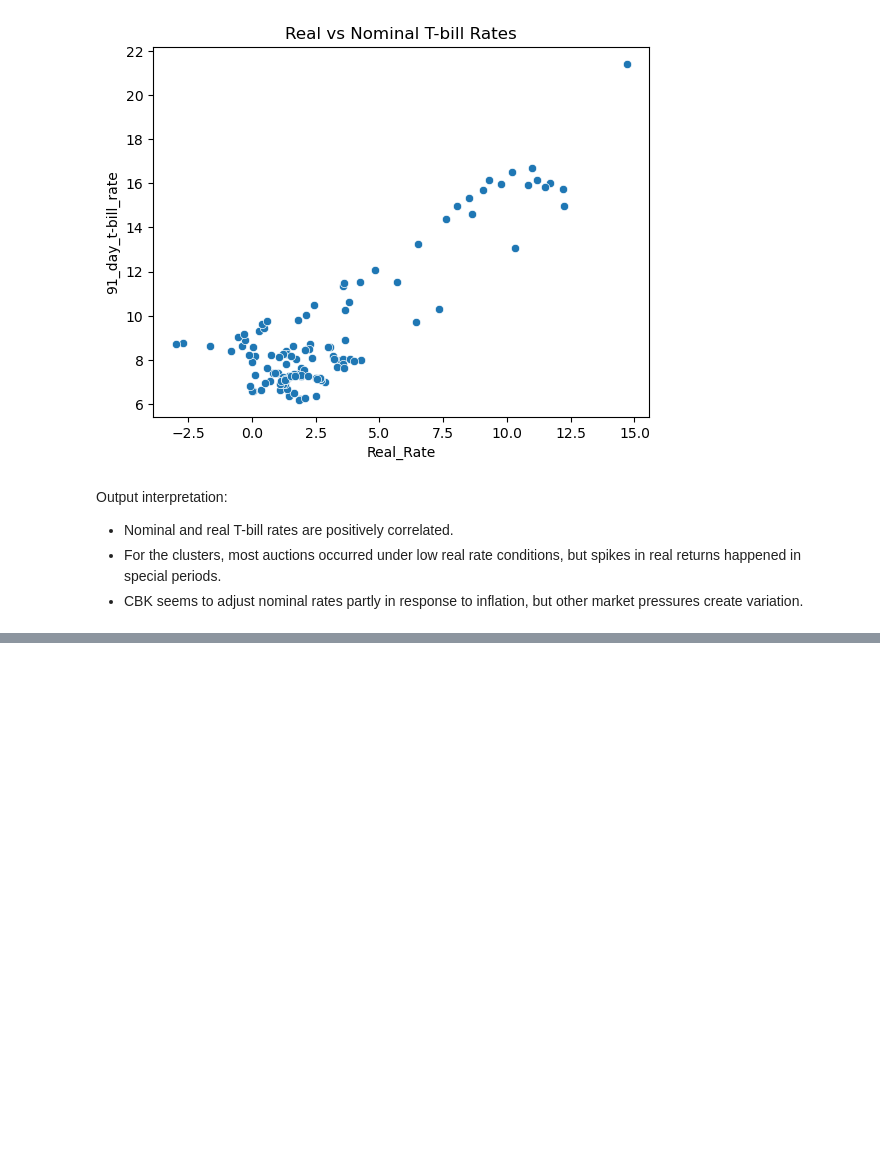
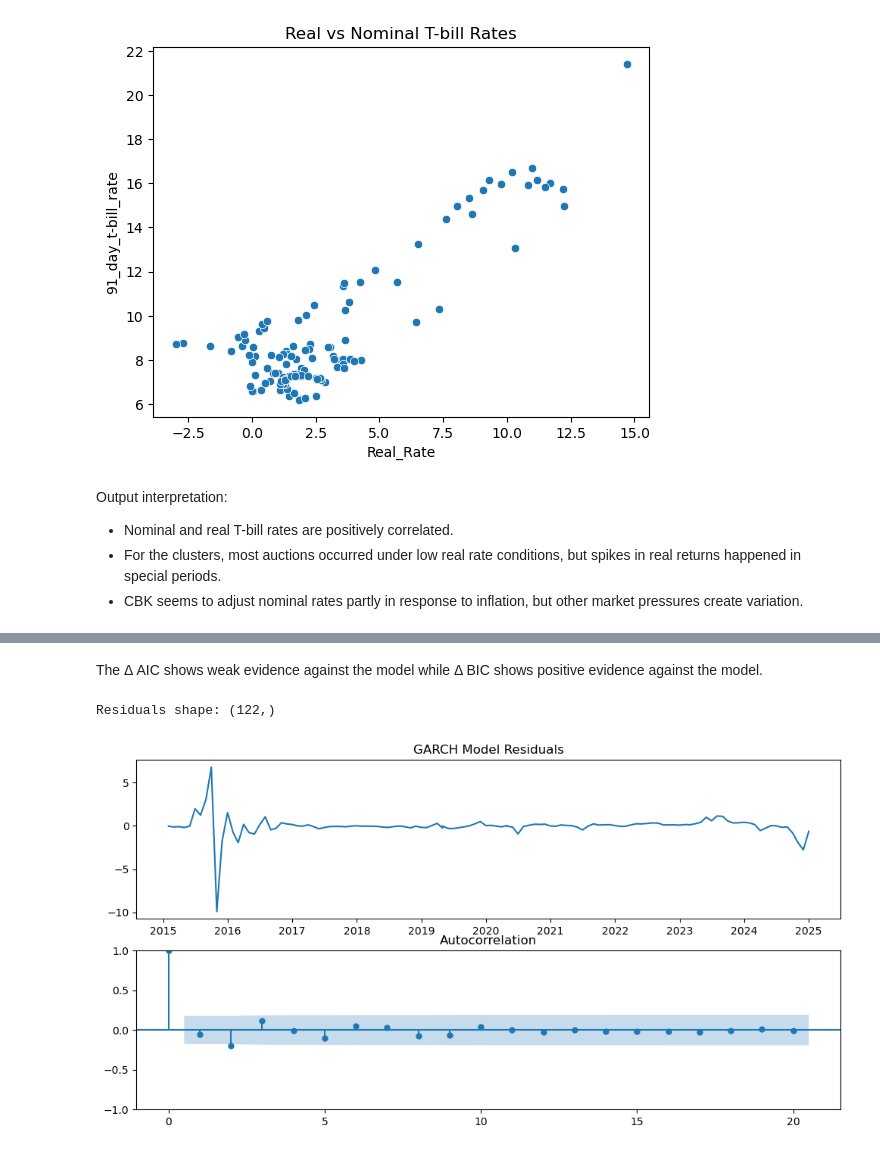
Before and after one commit to boniface2025/GROUP-6-CAPSTONE-PROJECT-PHASE-5, a Jupyter notebook: project note book.ipynb, the cells around one changed output, grey strips where cells are left out. Cells and saved outputs as stored; diff of their text form; code cells hidden in the pictures; blank space fills up the shorter version.

```diff
--- a/project note book.ipynb
+++ b/project note book.ipynb
@@ -1105,0 +1161,4 @@ Output interpretation:
+# %%
+# applying log transformation to stabilize variance
+merged_df['log_rate'] = np.log(merged_df['91_day_t-bill_rate'].replace(0, np.nan)).dropna()
+merged_df['log_rate'].head()
@@ -1105,0 +1190,3 @@ Output interpretation:
+# %%
+
+merged_df = merged_df.sort_index()
@@ -1105,0 +1291,5 @@ Output interpretation:
+# %%
+returns = merged_df['91_day_t-bill_rate'].diff().dropna()
+garch_model = arch_model(returns, vol='Garch', p=2, q=1)
+garch_result = garch_model.fit()
+garch_result.summary()
@@ -1105,0 +1341,21 @@ Output interpretation:
+# %% [markdown]
+The Δ AIC shows weak evidence against the model while Δ BIC shows positive evidence against the model.
+# %%
+residuals = garch_result.resid
+print(f"Residuals shape: {residuals.shape}")
+# %% [output]
+Residuals shape: (122,)
+# %%
+# residual diagnostics for GARCH model
+import matplotlib.pyplot as plt
+from statsmodels.graphics.tsaplots import plot_acf, plot_pacf
+residuals = garch_result.resid
+plt.figure(figsize=(12,6))
+plt.subplot(211)
+plt.plot(residuals)
+plt.title('GARCH Model Residuals')
+plt.subplot(212)
+plot_acf(residuals, ax=plt.gca(), lags=20)
+plt.show()
+# %% [output]
+[figure, added]
```
Also changed, not shown: parts of 43 cells of this notebook.
